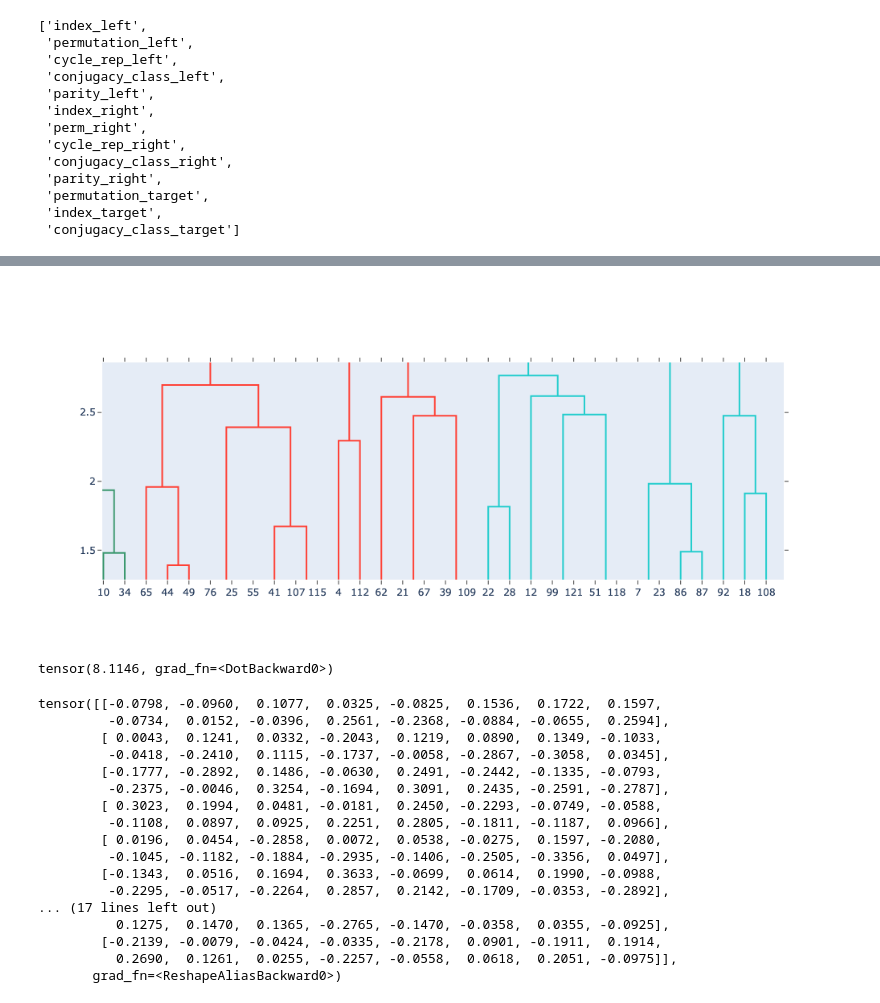
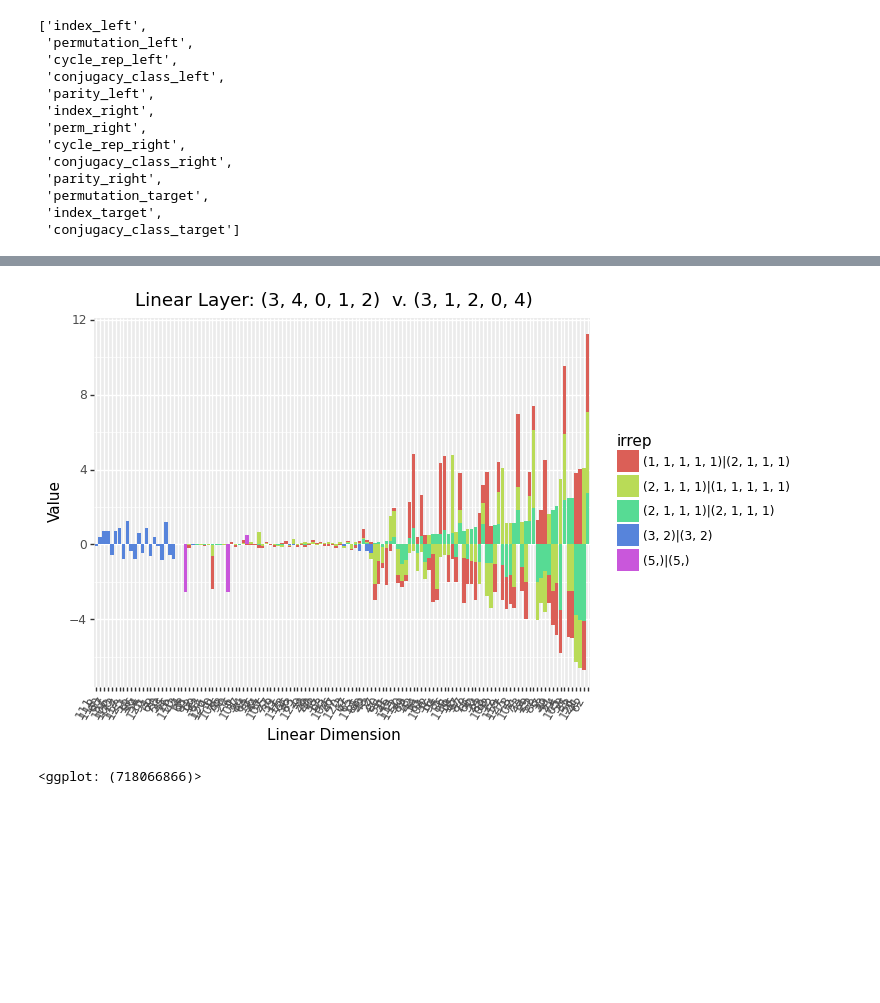
Before and after one commit to dashstander/sn-grok, a Jupyter notebook: mlp_vis.ipynb, the cells around one changed output, grey strips where cells are left out. Drawn from its saved outputs; the diff is of its cells as text; code cells hidden in the pictures; blank space fills up the shorter version.

```diff
--- a/mlp_vis.ipynb
+++ b/mlp_vis.ipynb
@@ -432,0 +428,31 @@ torch.Size([14400, 128])
+# %%
+import math
+
+
+def _ift_trace(ft_vals, inv_rep):
+    dim = inv_rep.dim()
+    if dim < 2:
+        return inv_rep * ft_vals
+    else:
+        dim = inv_rep.shape[0]
+        return dim * torch.trace(inv_rep @ ft_vals)
+
+ift_trace = functorch.vmap(_ift_trace, in_dims=(0, None))
+
+
+def sn_fourier_basis_2d(ft, n):
+    all_partitions = generate_partitions(n)
+    permutations = Permutation.full_group(n)
+    group_order = 1.0 * len(permutations)**2
+    all_irreps = {p: SnIrrep(n, p).matrix_representations() for p in all_partitions}
+    ift_decomps = []
+    for perm1, perm2 in product(permutations, permutations):
+        fourier_decomp = []
+        for part1, part2 in product(all_partitions, all_partitions):
+            inverse_mat1 = torch.asarray(all_irreps[part1][perm1.sigma].T).squeeze()
+            inverse_mat2 = torch.asarray(all_irreps[part2][perm2.sigma].T).squeeze()
+            inv_mat = torch.kron(inverse_mat1 , inverse_mat2)
+            trace = ift_trace(ft[(part1, part2)], inv_mat).unsqueeze(0)
+            fourier_decomp.append(trace)
+        ift_decomps.append(torch.cat(fourier_decomp).unsqueeze(0))
+    return torch.cat(ift_decomps) / group_order
@@ -503,7 +788,0 @@ fig.show()
-# %%
-from plotly.figure_factory import create_dendrogram
-labels = list(range(128))
-dendro = create_dendrogram(linear_corr, labels = labels)
-dendro.show()
-# %% [output]
-[figure, removed]
@@ -513,24 +789,11 @@ s2 = lembed[2, :]
-# %%
-torch.dot(s1, s1)
-# %% [output]
-tensor(8.1146, grad_fn=<DotBackward0>)
-# %%
-s1.reshape((16, 16))
-# %% [output]
-tensor([[-0.0798, -0.0960,  0.1077,  0.0325, -0.0825,  0.1536,  0.1722,  0.1597,
-         -0.0734,  0.0152, -0.0396,  0.2561, -0.2368, -0.0884, -0.0655,  0.2594],
-        [ 0.0043,  0.1241,  0.0332, -0.2043,  0.1219,  0.0890,  0.1349, -0.1033,
-         -0.0418, -0.2410,  0.1115, -0.1737, -0.0058, -0.2867, -0.3058,  0.0345],
-        [-0.1777, -0.2892,  0.1486, -0.0630,  0.2491, -0.2442, -0.1335, -0.0793,
-         -0.2375, -0.0046,  0.3254, -0.1694,  0.3091,  0.2435, -0.2591, -0.2787],
-        [ 0.3023,  0.1994,  0.0481, -0.0181,  0.2450, -0.2293, -0.0749, -0.0588,
-         -0.1108,  0.0897,  0.0925,  0.2251,  0.2805, -0.1811, -0.1187,  0.0966],
-        [ 0.0196,  0.0454, -0.2858,  0.0072,  0.0538, -0.0275,  0.1597, -0.2080,
-         -0.1045, -0.1182, -0.1884, -0.2935, -0.1406, -0.2505, -0.3356,  0.0497],
-        [-0.1343,  0.0516,  0.1694,  0.3633, -0.0699,  0.0614,  0.1990, -0.0988,
-         -0.2295, -0.0517, -0.2264,  0.2857,  0.2142, -0.1709, -0.0353, -0.2892],
-... (17 lines left out)
-          0.1275,  0.1470,  0.1365, -0.2765, -0.1470, -0.0358,  0.0355, -0.0925],
-        [-0.2139, -0.0079, -0.0424, -0.0335, -0.2178,  0.0901, -0.1911,  0.1914,
-          0.2690,  0.1261,  0.0255, -0.2257, -0.0558,  0.0618,  0.2051, -0.0975]],
-       grad_fn=<ReshapeAliasBackward0>)
+# %%
+make_embed_barplot_2d(linear_df, S5[45], S5[100], [
+    "(2, 1, 1, 1)|(2, 1, 1, 1)",
+    "(5,)|(5,)",
+    "(3, 2)|(3, 2)",
+    "(2, 1, 1, 1)|(1, 1, 1, 1, 1)",
+    "(1, 1, 1, 1, 1)|(2, 1, 1, 1)"], 'Linear Layer'
+)
+# %% [output]
+[figure, added]
+<ggplot: (718066866)>
```
Also changed, not shown: parts of 59 cells of this notebook.
